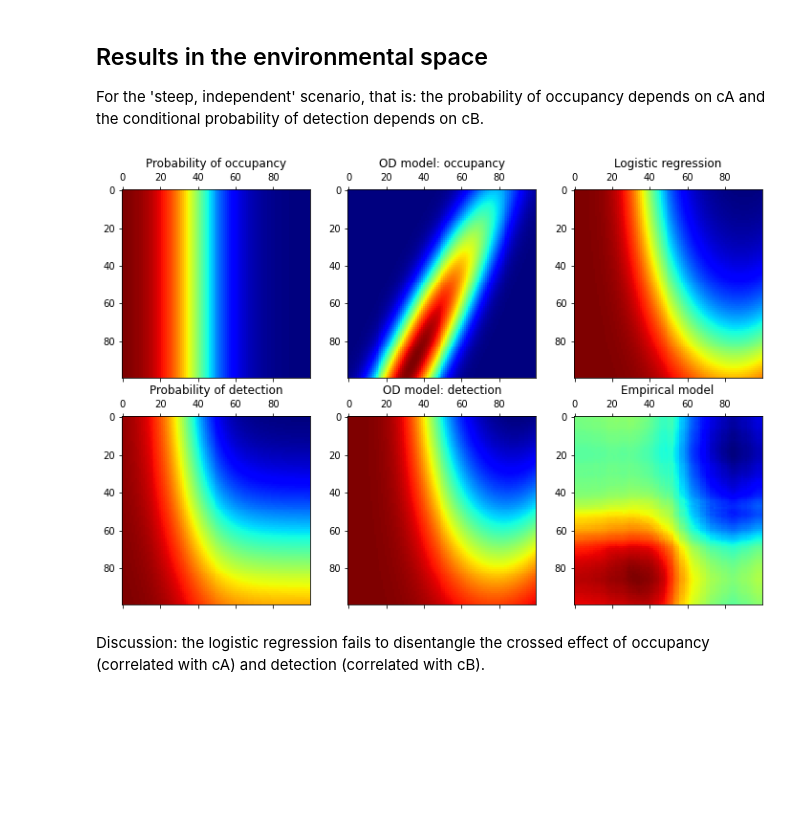
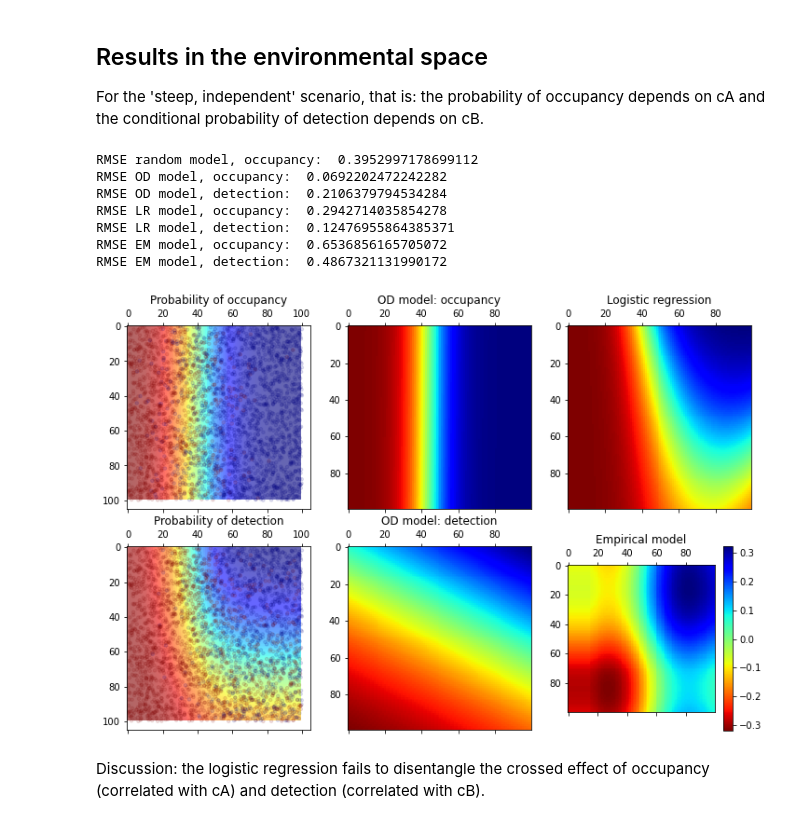
Before and after one commit to XavierMinesParis/SDM, a Jupyter notebook: simulations.ipynb, the cells around one changed output. Cells and saved outputs as stored; diff of their text form; code cells hidden in the pictures; blank space fills up the shorter version.

Commit message:
Debugging linear regression, rewriting the simulations with model selection

```diff
--- a/simulations.ipynb
+++ b/simulations.ipynb
@@ -71,10 +49,10 @@ plt.rcParams['figure.figsize'] = (15, 8)
 fig, axs = plt.subplots(4, 2)
 for i in range(4):
     for j in range(2):
-        axs[i, j].scatter(cA, psis[j, i], s=1, label="phi (occupancy)", alpha=0.1)
-        axs[i, j].scatter(cA, ps[j, i], s=1, label="p (conditional detection)", alpha=0.1)
-        axs[i, j].scatter(cA, ds[j, i], s=1, label="d (detection for one trial)", alpha=0.1)
-        axs[i, j].scatter(cA, dsk[j, i], s=1, label="dk (detection for the K trials)", alpha=0.1)
+        axs[i, j].scatter(cA_train, psis[j, i], s=1, label="phi (occupancy)", alpha=0.1)
+        axs[i, j].scatter(cA_train, ps[j, i], s=1, label="p (conditional detection)", alpha=0.1)
+        axs[i, j].scatter(cA_train, ds[j, i], s=1, label="d (detection for one trial)", alpha=0.1)
+        axs[i, j].scatter(cA_train, dsk[j, i], s=1, label="dk (detection for the K trials)", alpha=0.1)
         axs[i, j].set_title(labels[j, i])
 
 for ax in axs.flat:
@@ -168,0 +69,10 @@ Optimization terminated successfully.
+# %%
+def get_best_model(models):
+    """
+    Returns the model with the lowest Akaike information criterion (AIC)
+    """
+
+    aics = [model.get_aic() for model in models]
+    id_ = np.argmin(aics)
+
+    return id_, models[id_]
@@ -171,48 +213,69 @@ Optimization terminated successfully.
 
 For the 'steep, independent' scenario, that is: the probability of occupancy depends on cA and the conditional probability of detection depends on cB.
 # %%
-cA_grid, cB_grid = np.linspace(-np.sqrt(3), np.sqrt(3), 100), np.linspace(-np.sqrt(3), np.sqrt(3), 100)
-cB_grid = np.flip(cB_grid)
-cA_grid, cB_grid = np.meshgrid(cA_grid, cB_grid)
+cA_test, cB_test = np.linspace(-np.sqrt(3), np.sqrt(3), 100), np.linspace(-np.sqrt(3), np.sqrt(3), 100)
+cB_test = np.flip(cB_test)
+cA_grid, cB_grid = np.meshgrid(cA_test, cB_test)
+cA_test, cB_test = np.ravel(cA_grid), np.ravel(cB_grid)
+test_data_list2 = [(cA_test, cB_test),
+                  (cA_test, cB_test, cA_test ** 2, cB_test ** 2),
+                  (cA_test, cB_test, cA_test ** 2, cB_test ** 2, cA_test * cB_test)]
+
 od_model = od_models[0][3]
-glm_model = glm_models[0][3]
-empirical_model = empirical_models[0][3]
+lr_model = lr_models[0][3]
+em_model = em_models[0][3]
 
 plt.rcParams['figure.figsize'] = (12, 8)
 fig, axs = plt.subplots(2, 3)
 
 phi_grid = expit(1 + 3 * cA_grid)
-axs[0, 0].matshow(phi_grid, cmap='jet_r')
+axs[0, 0].matshow(phi_grid, cmap='jet_r', alpha=0.6)
+axs[0, 0].scatter(50 * (cA_train / np.sqrt(3) + 1), 50 * (-cB_train / np.sqrt(3) + 1),
+                  cmap='jet_r', c=occupancy_labels[0, 3], alpha=1 / np.log(n_train), s=12)
 axs[0, 0].set_title('Probability of occupancy')
 
 p_grid = expit(cB_grid)
 d_grid = p_grid * phi_grid
 dk_grid = 1 - (1 - d_grid) ** K
-axs[1, 0].matshow(dk_grid, cmap='jet_r')
+axs[1, 0].matshow(dk_grid, cmap='jet_r', alpha=0.6)
+axs[1, 0].scatter(50 * (cA_train / np.sqrt(3) + 1), 50 * (-cB_train / np.sqrt(3) + 1),
+                  cmap='jet_r', c=binary_detections_train[0, 3], alpha=1 / np.log(n_train), s=12)
 axs[1, 0].set_title('Probability of detection')
 
-od_occupancy, od_detection = od_model.predict((np.ravel(cA_grid), np.ravel(cB_grid), np.ravel(cA_grid) ** 2,
-                                                np.ravel(cB_grid) ** 2, np.ravel(cA_grid) * np.ravel(cB_grid)))
+od_occupancy, od_detection = od_model.predict(test_data_list2[od_ids[0][3]])
 od_occupancy, od_detection = od_occupancy.reshape(cA_grid.shape), od_detection.reshape(cA_grid.shape)
+print('RMSE random model, occupancy: ', Statistics.rmse(phi_grid, 0.5))
+print('RMSE OD model, occupancy: ', Statistics.rmse(phi_grid, od_occupancy))
+print('RMSE OD model, detection: ', Statistics.rmse(dk_grid, od_detection))
 axs[0, 1].matshow(od_occupancy, cmap='jet_r')
 axs[0, 1].set_title('OD model: occupancy')
 axs[1, 1].matshow(od_detection, cmap='jet_r')
 axs[1, 1].set_title('OD model: detection')
 
-glm_prediction = glm_model.predict_proba((np.ravel(cA_grid), np.ravel(cB_grid), np.ravel(cA_grid) ** 2,
-                                      np.ravel(cB_grid) ** 2, np.ravel(cA_grid) * np.ravel(cB_grid)))
-glm_prediction = glm_prediction.reshape(cA_grid.shape)
-axs[0, 2].matshow(glm_prediction, cmap='jet_r')
+lr_prediction = lr_model.predict(test_data_list2[lr_ids[0][3]])
+lr_prediction = lr_prediction.reshape(cA_grid.shape)
+print('RMSE LR model, occupancy: ', Statistics.rmse(phi_grid, lr_prediction))
+print('RMSE LR model, detection: ', Statistics.rmse(dk_grid, lr_prediction))
+axs[0, 2].matshow(lr_prediction, cmap='jet_r')
 axs[0, 2].set_title('Logistic regression')
 
-empirical_model_prediction = empirical_model.predict_proba((np.ravel(cA_grid), np.ravel(cB_grid), np.ravel(cA_grid) ** 2,
-                                      np.ravel(cB_grid) ** 2, np.ravel(cA_grid) * np.ravel(cB_grid)))
-empirical_model_prediction = empirical_model_prediction.reshape(cA_grid.shape)
-ax = axs[1, 2].matshow(empirical_model_prediction, cmap='jet_r')
+em_prediction = em_model.predict(test_data_list2[em_ids[0][3]])
+em_prediction = em_prediction.reshape(cA_grid.shape)
+print('RMSE EM model, occupancy: ', Statistics.rmse(phi_grid, em_prediction))
+print('RMSE EM model, detection: ', Statistics.rmse(dk_grid, em_prediction))
+ax = axs[1, 2].matshow(em_prediction, cmap='jet_r')
+plt.colorbar(ax)
 axs[1, 2].set_title("Empirical model")
 
 plt.show()
 # %% [output]
+RMSE random model, occupancy:  0.3952997178699112
+RMSE OD model, occupancy:  0.0692202472242282
+RMSE OD model, detection:  0.2106379794534284
+RMSE LR model, occupancy:  0.2942714035854278
+RMSE LR model, detection:  0.12476955864385371
+RMSE EM model, occupancy:  0.6536856165705072
+RMSE EM model, detection:  0.4867321131990172
-[figure, old version]
+[figure, new version]
 # %% [markdown]
 Discussion: the logistic regression fails to disentangle the crossed effect of occupancy (correlated with cA) and detection (correlated with cB).
```
Also changed, not shown: parts of 8 cells of this notebook, 3 other files.
